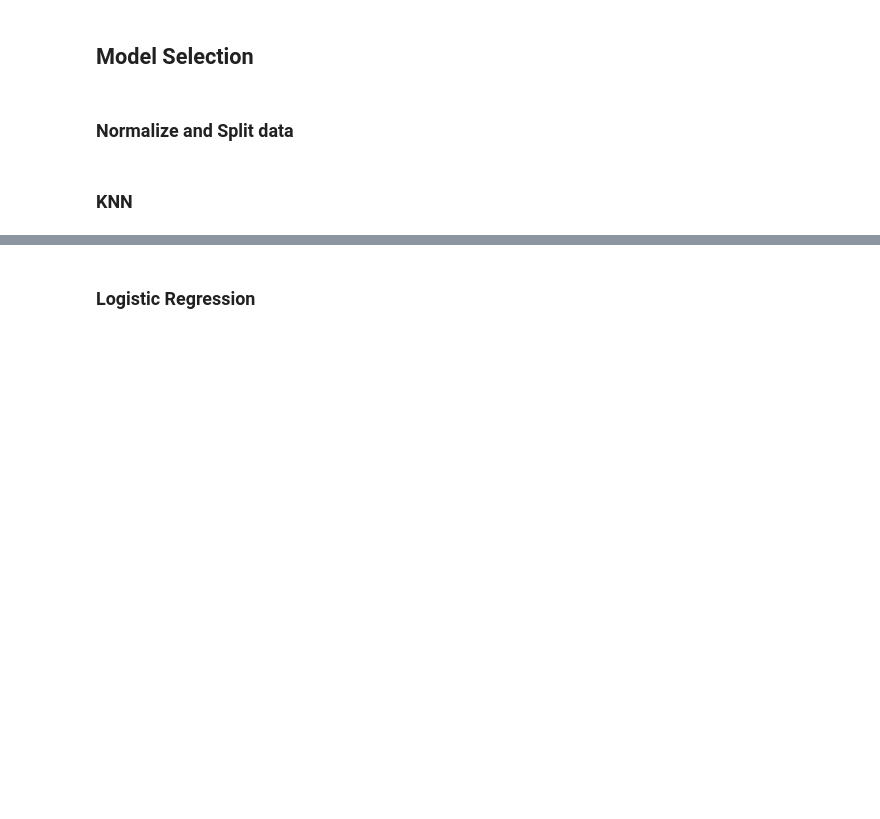
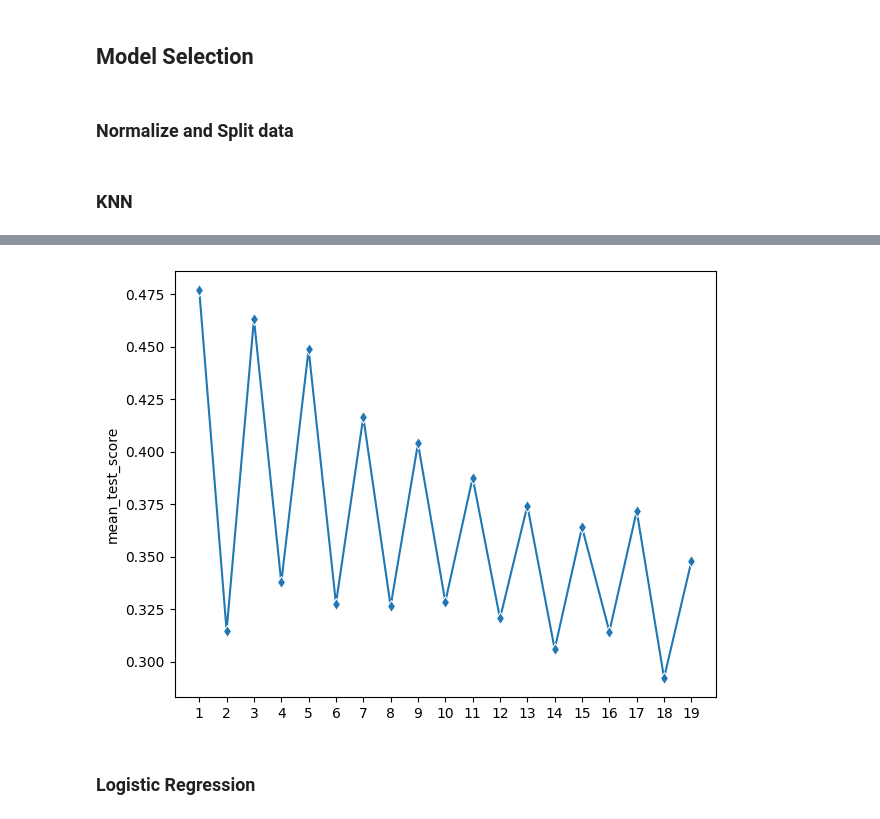
Before and after one commit to zAle711/Machine-Learning-Exam-Project, a Jupyter notebook: water_potability.ipynb, the cells around one changed output, grey strips where cells are left out. Cells and saved outputs as stored; diff of their text form; code cells hidden in the pictures; blank space fills up the shorter version.

```diff
--- a/water_potability.ipynb
+++ b/water_potability.ipynb
@@ -353,3 +303,24 @@ weighted avg       0.57      0.59      0.58       656
+# %%
+scores = pd.DataFrame(knn_cv.cv_results_)
+ddf = pd.DataFrame(columns=['n_neighbors', 'p', 'weights', 'algorithm'])
+
+#Seleziono gli scores con p = 1 e weights = uniform e algorithm = ball_tree
+for (i,r) in scores.iterrows():
+    e = r['params']
+    ddf.loc[i] = [e['n_neighbors'], e['p'], e['weights'], e['algorithm']]
+
+scores = pd.concat( [scores, ddf], axis=1)
+scores = scores[ scores['p'] == 1]
+scores = scores[ scores['weights'] == 'uniform']
+scores = scores[ scores['algorithm'] == 'ball_tree']
+scores.mean_test_score
+
+sns.lineplot(x=k_values, y=scores.mean_test_score, marker='d')
+plt.tight_layout()
+plt.xticks(k_values)
+plt.show()
+# %% [output]
+[figure, added]
 # %% [markdown]
 ### Logistic Regression
 # %%
```
Also changed, not shown: parts of 5 cells of this notebook.
